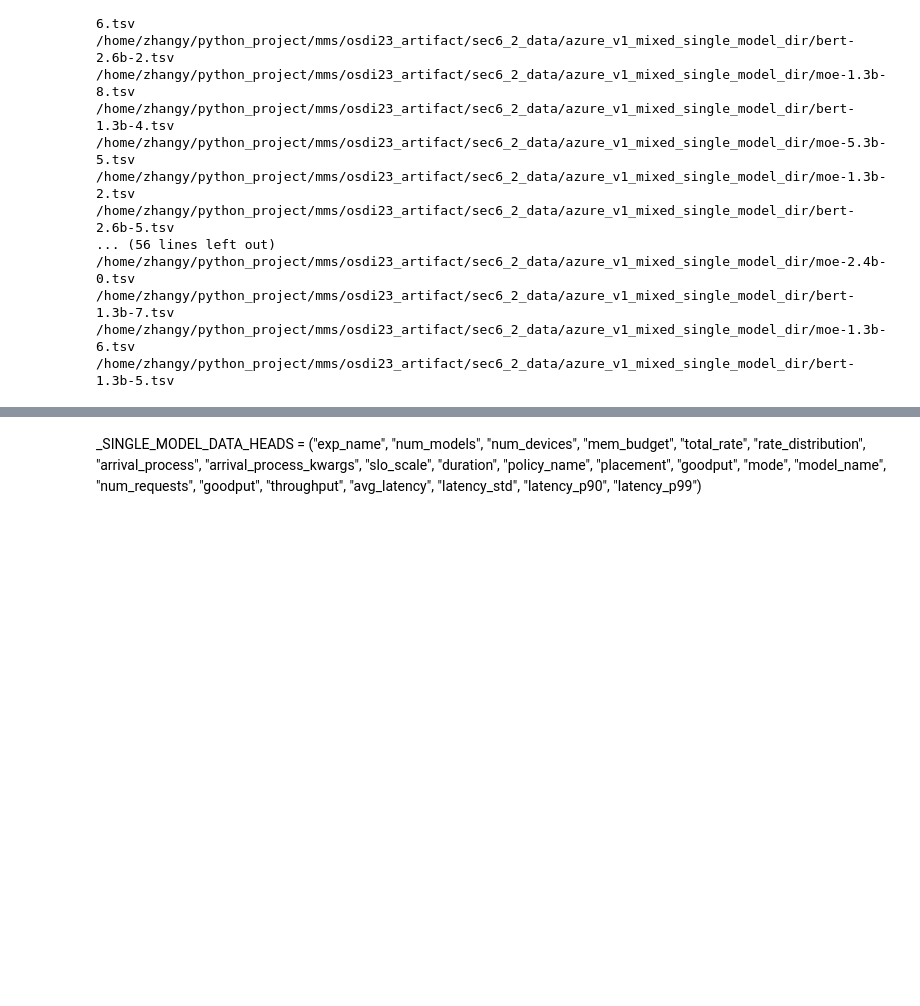
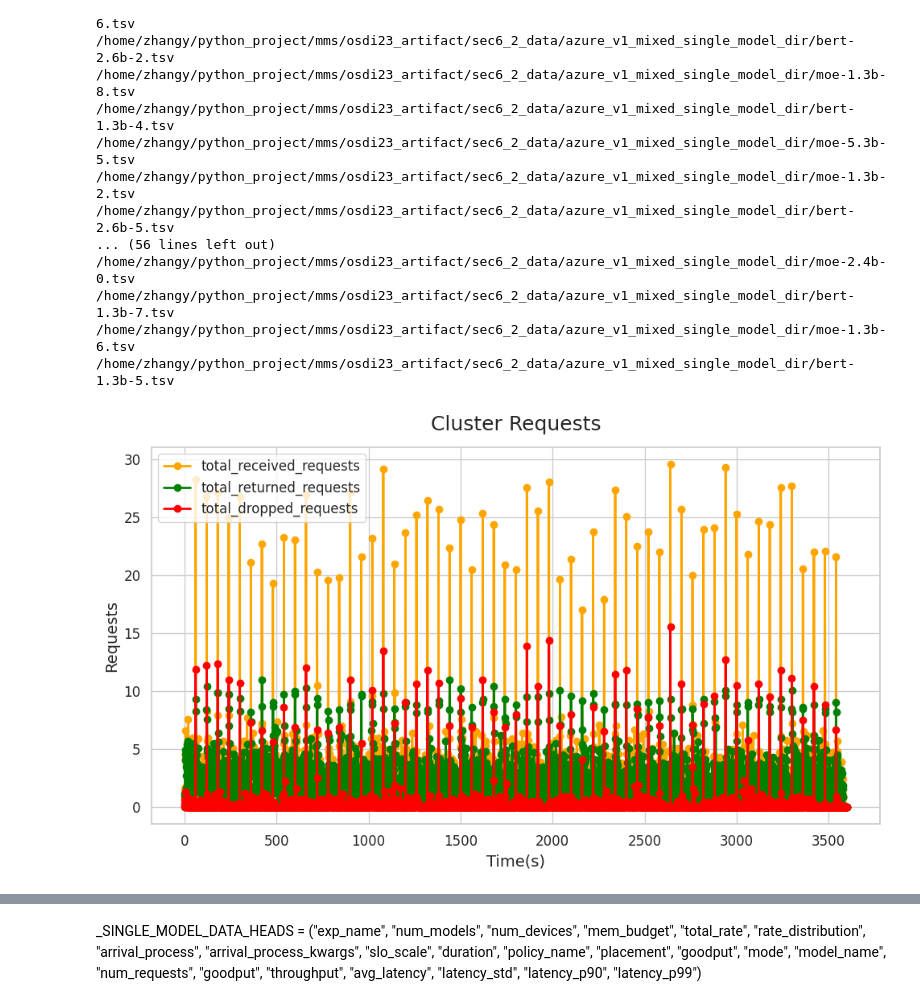
Before and after one commit to KevinCheung2259/mms, a Jupyter notebook: my-test/cluster_gpu_usage.ipynb, the cells around one changed output, grey strips where cells are left out. Cells and saved outputs as stored; diff of their text form; code cells hidden in the pictures; blank space fills up the shorter version.

```diff
--- a/my-test/cluster_gpu_usage.ipynb
+++ b/my-test/cluster_gpu_usage.ipynb
@@ -46,6 +137,12 @@ files = os.listdir(file_path)
 
 # save_path
 save_path = "/home/zhangy/python_project/mms/osdi23_artifact/sec6_2_data/azure_v1_mixed_single_model_dir/plot"
+
+# 记录集群在整个过程中的请求数、返回请求数、丢弃请求数、模型是否在运行
+total_received_requests = []
+total_returned_requests = []
+total_dropped_requests = []
+total_is_running = []
 
 for file_name in files:
     if not file_name.endswith('.tsv'):
@@ -67,6 +164,11 @@ for file_name in files:
             model_received_requests.append(int(line.split('\t')[2]))
             model_returned_requests.append(int(line.split('\t')[3]))
             model_dropped_requests.append(int(line.split('\t')[4]))
+
+    total_is_running.append(model_is_running)
+    total_received_requests.append(model_received_requests)
+    total_returned_requests.append(model_returned_requests)
+    total_dropped_requests.append(model_dropped_requests)
 
     # 画出model_is_running, model_received_requests, model_returned_requests, model_dropped_requests的折线图
     import matplotlib.pyplot as plt
@@ -90,6 +192,12 @@ for file_name in files:
     plt.legend()
     plt.savefig(save_path + '/' + model_name + '.png')
     plt.close()
+
+# 将model_is_running等沿着dim=1的方向求和
+total_is_running = [sum(x) for x in zip(*total_is_running)]
+total_received_requests = [sum(x) for x in zip(*total_received_requests)]
+total_returned_requests = [sum(x) for x in zip(*total_returned_requests)]
+total_dropped_requests = [sum(x) for x in zip(*total_dropped_requests)]
 # %% [output]
 /home/zhangy/python_project/mms/osdi23_artifact/sec6_2_data/azure_v1_mixed_single_model_dir/bert-1.3b-1.tsv
 /home/zhangy/python_project/mms/osdi23_artifact/sec6_2_data/azure_v1_mixed_single_model_dir/moe-1.3b-4.tsv
@@ -108,3 +216,28 @@ for file_name in files:
 /home/zhangy/python_project/mms/osdi23_artifact/sec6_2_data/azure_v1_mixed_single_model_dir/bert-1.3b-7.tsv
 /home/zhangy/python_project/mms/osdi23_artifact/sec6_2_data/azure_v1_mixed_single_model_dir/moe-1.3b-6.tsv
 /home/zhangy/python_project/mms/osdi23_artifact/sec6_2_data/azure_v1_mixed_single_model_dir/bert-1.3b-5.tsv
+# %%
+# 对列表进行平均值平滑
+def smooth_list(l, interval=5):
+    """
+    对列表进行平均值平滑。
+
+    参数:
+    l: 输入的列表
+    interval: 平滑间隔 (默认值 5)
+
+    返回:
+    平滑后的列表
+    """
+    return [sum(l[i:i+interval]) / interval for i in range(0, len(l), interval)]
+# %%
+total_received_requests_smooth = smooth_list(total_received_requests, interval=10)
+total_returned_requests_smooth = smooth_list(total_returned_requests, interval=10)
+total_dropped_requests_smooth = smooth_list(total_dropped_requests, interval=10)
+
+draw_plot(total_received_requests_smooth, total_returned_requests_smooth, total_dropped_requests_smooth,
+          labels=['total_received_requests', 'total_returned_requests', 'total_dropped_requests'],
+          colors=['orange', 'green', 'red'],
+          xlabel='Time(s)', ylabel='Requests', title='Cluster Requests')
+# %% [output]
+[figure, added]
```
Also changed, not shown: parts of 9 cells of this notebook, 24 other files.
